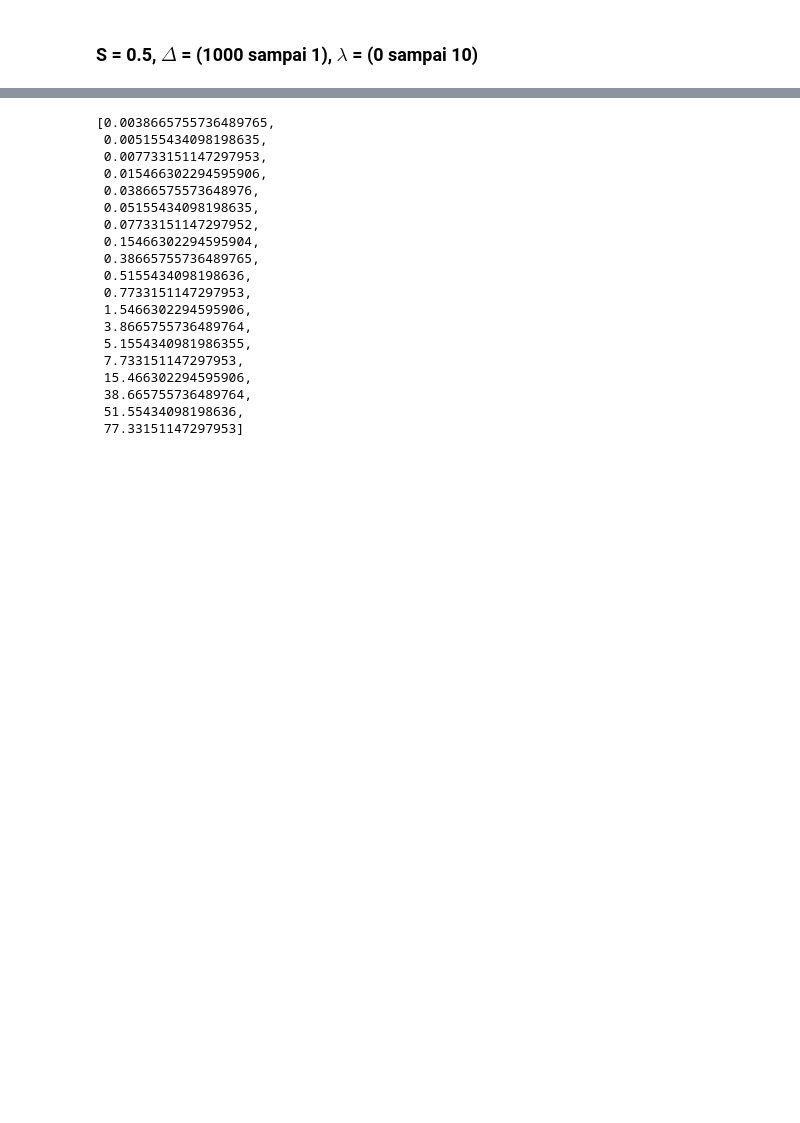
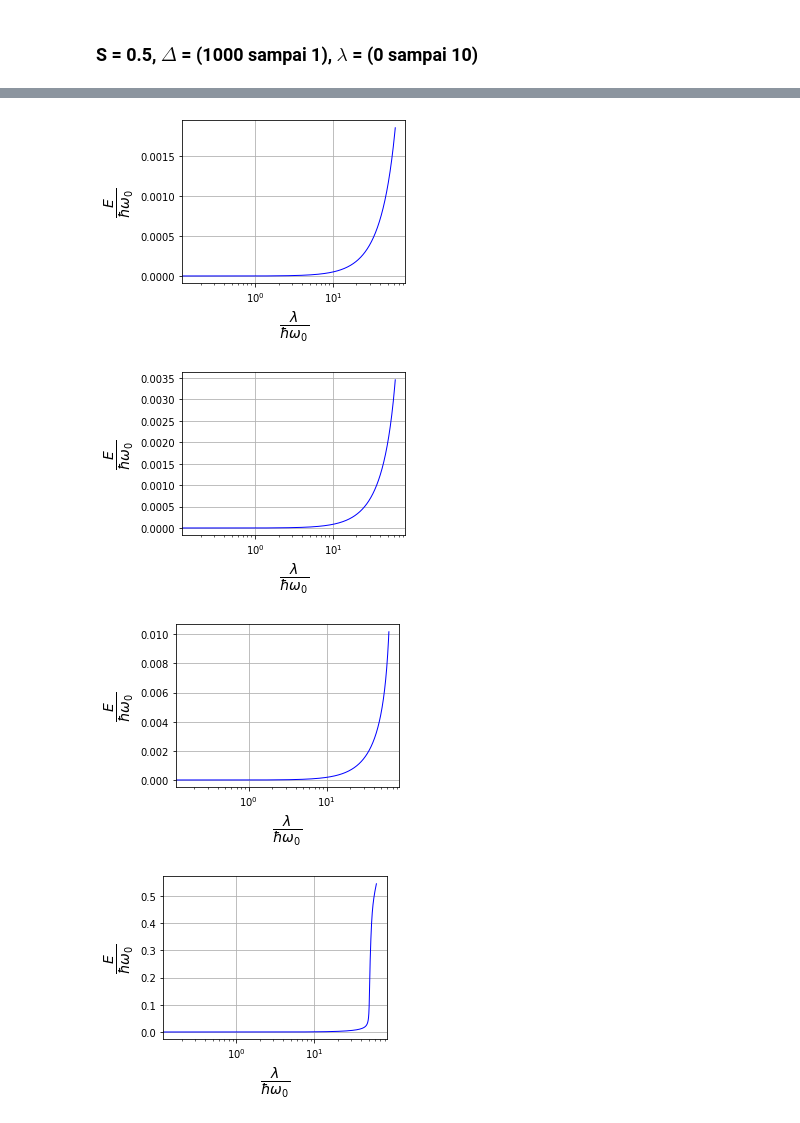
Before and after one commit to mukhamadazistholib/QubitOsc, a Jupyter notebook: varCouplingQubit.ipynb, the cells around one changed output, grey strips where cells are left out. Cells and saved outputs as stored; diff of their text form; code cells hidden in the pictures; blank space fills up the shorter version.

```diff
--- a/varCouplingQubit.ipynb
+++ b/varCouplingQubit.ipynb
@@ -104,22 +105,16 @@ Text(0.5, 0, '$\\frac{\\lambda}{\\hbar\\omega_{0}}$')
-# %%
-g_values
-# %% [output]
-[0.0038665755736489765,
- 0.005155434098198635,
- 0.007733151147297953,
- 0.015466302294595906,
- 0.03866575573648976,
- 0.05155434098198635,
- 0.07733151147297952,
- 0.15466302294595904,
- 0.38665755736489765,
- 0.5155434098198636,
- 0.7733151147297953,
- 1.5466302294595906,
- 3.8665755736489764,
- 5.1554340981986355,
- 7.733151147297953,
- 15.466302294595906,
- 38.665755736489764,
- 51.55434098198636,
- 77.33151147297953]
+# %%
+for d in range(len(d_list)):
+  fig, axes = plt.subplots(1, 1, sharex=True, figsize=(4,3))
+
+  axes.plot(g_list, S[d],  'blue', linewidth=1)
+
+  plt.grid(True)
+  plt.xscale('log')
+
+  axes.set_ylabel(r"$\frac{E}{\hbar\omega_{0}}$", fontsize=20)
+  axes.set_xlabel(r"$\frac{\lambda}{\hbar\omega_{0}}$", fontsize=20)
+# %% [output]
+[figure, added]
+[figure, added]
+[figure, added]
+[figure, added]
```
Also changed, not shown: parts of 6 cells of this notebook.
